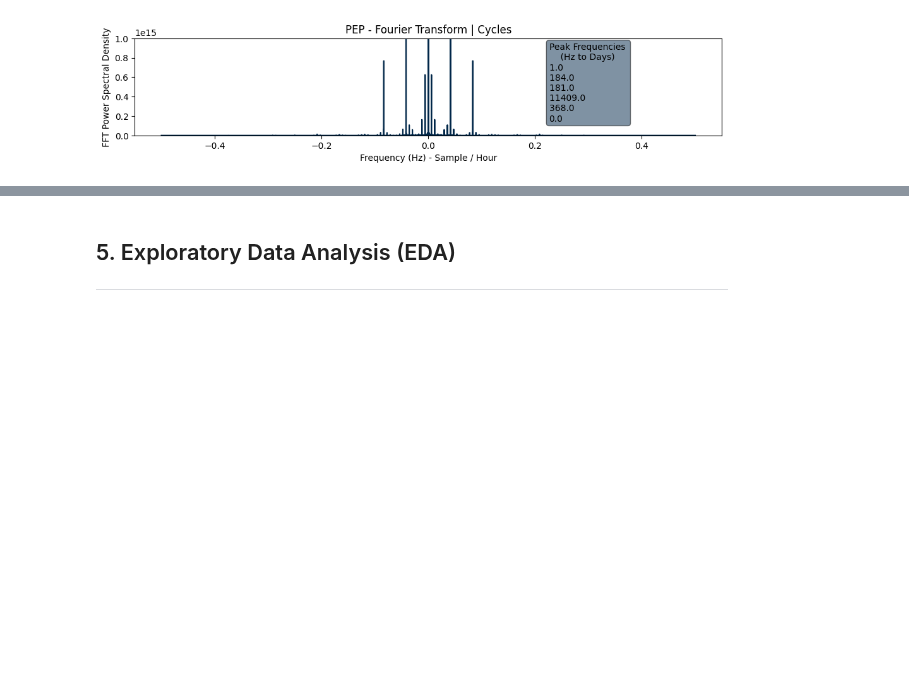
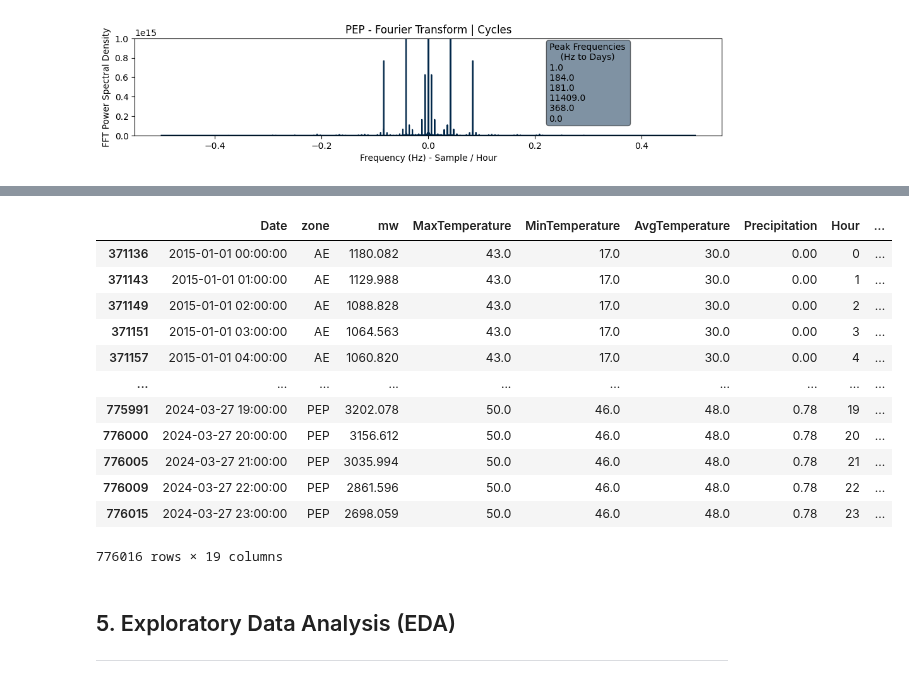
Before and after one commit to chill0121/Energy_Grid_Forecasting, a Jupyter notebook: Energy_Forecasting.ipynb, the cells around one changed output, grey strips where cells are left out. Cells and saved outputs as stored; diff of their text form; code cells hidden in the pictures; blank space fills up the shorter version.

Commit message:
Added 1st and 2nd order derivatives to features.

```diff
--- a/Energy_Forecasting.ipynb
+++ b/Energy_Forecasting.ipynb
@@ -843,3 +848,29 @@ textstr = ['\n' + (str(x)) + ' Days' for x in top_cycle_days]
+# %%
+# load_df['Deriv_1'] = float
+# load_df['Deriv_2'] = float
+for zone in zones:
+    mask = load_df['zone'] == zone
+    temp_df = load_df.loc[mask]
+    # 1st Order
+    load_df.loc[mask, 'Deriv_1'] = load_df[mask]['mw'].diff()
+    # 2nd Order
+    load_df.loc[mask, 'Deriv_2'] = load_df[mask]['mw'].diff().diff()
+# %%
+load_df
+# %% [output]
+|  | Date | zone | mw | MaxTemperature | MinTemperature | AvgTemperature | Precipitation | Hour | ... |
+| 371136 | 2015-01-01 00:00:00 | AE | 1180.082 | 43.0 | 17.0 | 30.0 | 0.00 | 0 | ... |
+| 371143 | 2015-01-01 01:00:00 | AE | 1129.988 | 43.0 | 17.0 | 30.0 | 0.00 | 1 | ... |
+| 371149 | 2015-01-01 02:00:00 | AE | 1088.828 | 43.0 | 17.0 | 30.0 | 0.00 | 2 | ... |
+| 371151 | 2015-01-01 03:00:00 | AE | 1064.563 | 43.0 | 17.0 | 30.0 | 0.00 | 3 | ... |
+| 371157 | 2015-01-01 04:00:00 | AE | 1060.820 | 43.0 | 17.0 | 30.0 | 0.00 | 4 | ... |
+| ... | ... | ... | ... | ... | ... | ... | ... | ... | ... |
+| 775991 | 2024-03-27 19:00:00 | PEP | 3202.078 | 50.0 | 46.0 | 48.0 | 0.78 | 19 | ... |
+| 776000 | 2024-03-27 20:00:00 | PEP | 3156.612 | 50.0 | 46.0 | 48.0 | 0.78 | 20 | ... |
+| 776005 | 2024-03-27 21:00:00 | PEP | 3035.994 | 50.0 | 46.0 | 48.0 | 0.78 | 21 | ... |
+| 776009 | 2024-03-27 22:00:00 | PEP | 2861.596 | 50.0 | 46.0 | 48.0 | 0.78 | 22 | ... |
+| 776015 | 2024-03-27 23:00:00 | PEP | 2698.059 | 50.0 | 46.0 | 48.0 | 0.78 | 23 | ... |
+776016 rows × 19 columns
 # %%
 # Change Date to index. Should have done this before for consistency but here we are.
 # %% [markdown]
```
Also changed, not shown: parts of 8 cells of this notebook.
